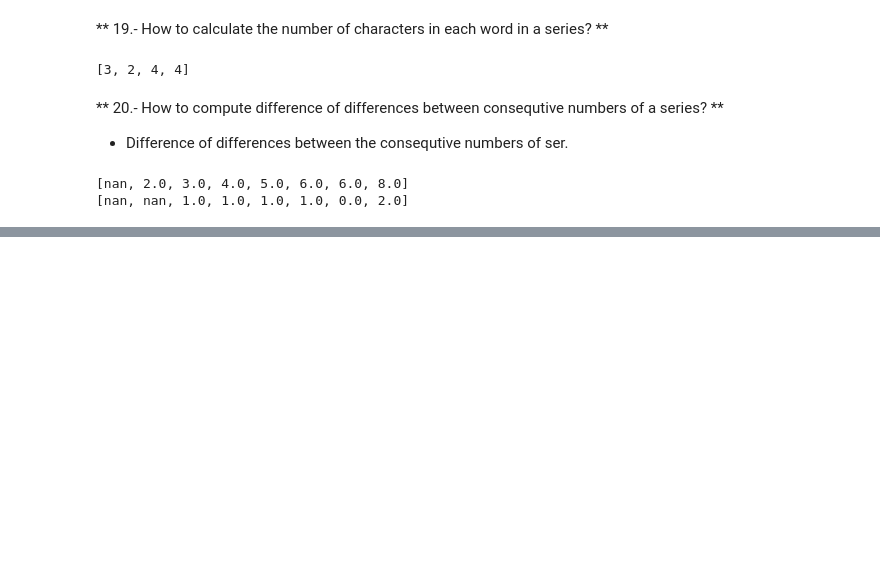
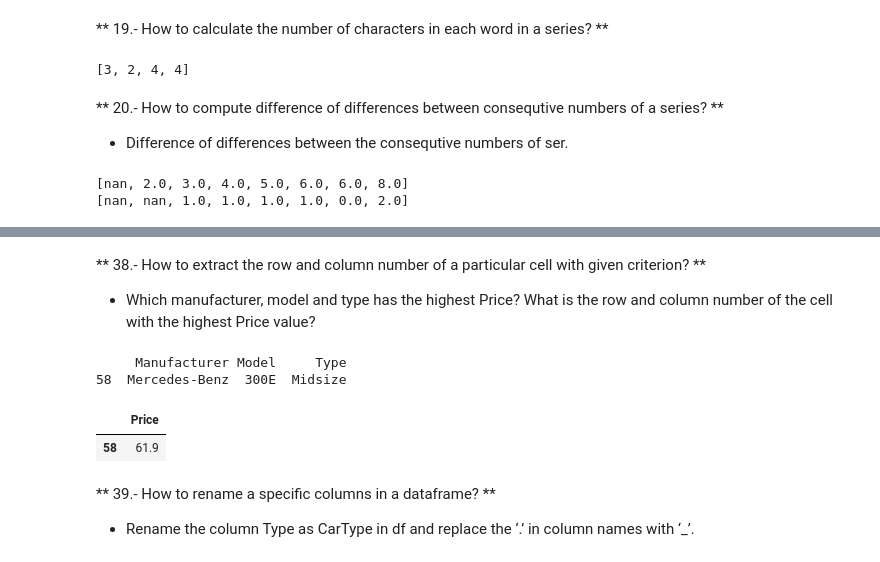
Before and after one commit to teresita-guerrero/DSR-Journey, a Jupyter notebook: PythonMaterials/Notebooks/From_1_to_100_Pandas_Exercises.ipynb, the cells around one changed output, grey strips where cells are left out. Cells and saved outputs as stored; diff of their text form; code cells hidden in the pictures; blank space fills up the shorter version.

```diff
--- a/PythonMaterials/Notebooks/From_1_to_100_Pandas_Exercises.ipynb
+++ b/PythonMaterials/Notebooks/From_1_to_100_Pandas_Exercises.ipynb
@@ -430,0 +739,20 @@ print(ser.diff().diff().tolist())
+# %% [markdown]
+** 38.- How to extract the row and column number of a particular cell with given criterion? **
+   - Which manufacturer, model and type has the highest Price? What is the row and column number of the cell with the highest Price value?
+# %%
+# input
+data = pd.read_csv('https://raw.githubusercontent.com/selva86/datasets/master/Cars93_miss.csv')
+data.head()
+
+# output
+print(data.loc[data.Price == np.max(data.Price), ['Manufacturer', 'Model', 'Type']])
+row, col = np.where(data.values == np.max(data.Price))
+data.iloc[row, col]
+# %% [output]
+     Manufacturer Model     Type
+58  Mercedes-Benz  300E  Midsize
+|  | Price |
+| 58 | 61.9 |
+# %% [markdown]
+** 39.- How to rename a specific columns in a dataframe? **
+   - Rename the column Type as CarType in df and replace the ‘.’ in column names with ‘_’.
```
Also changed, not shown: parts of 37 cells of this notebook.
